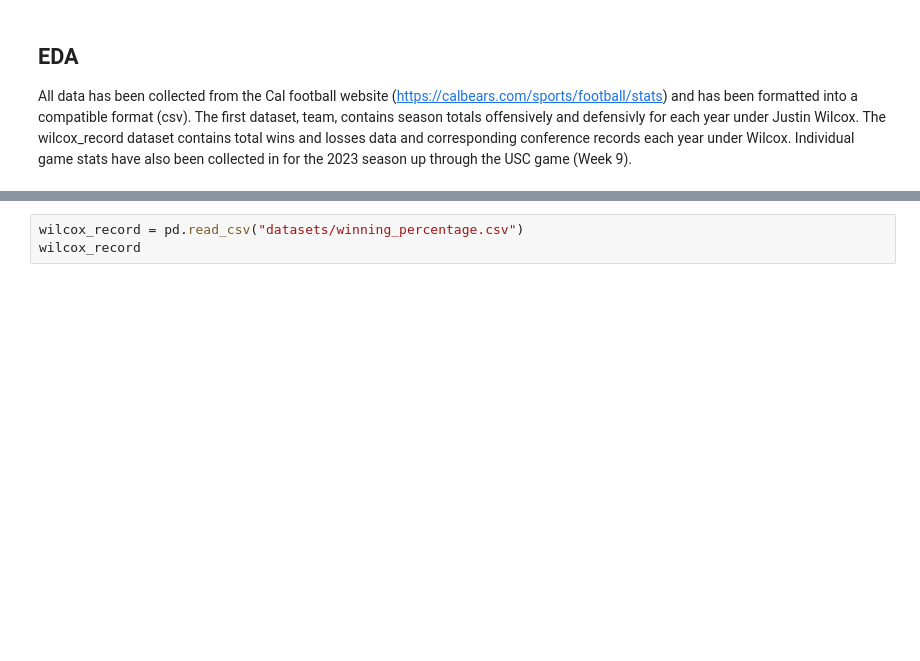
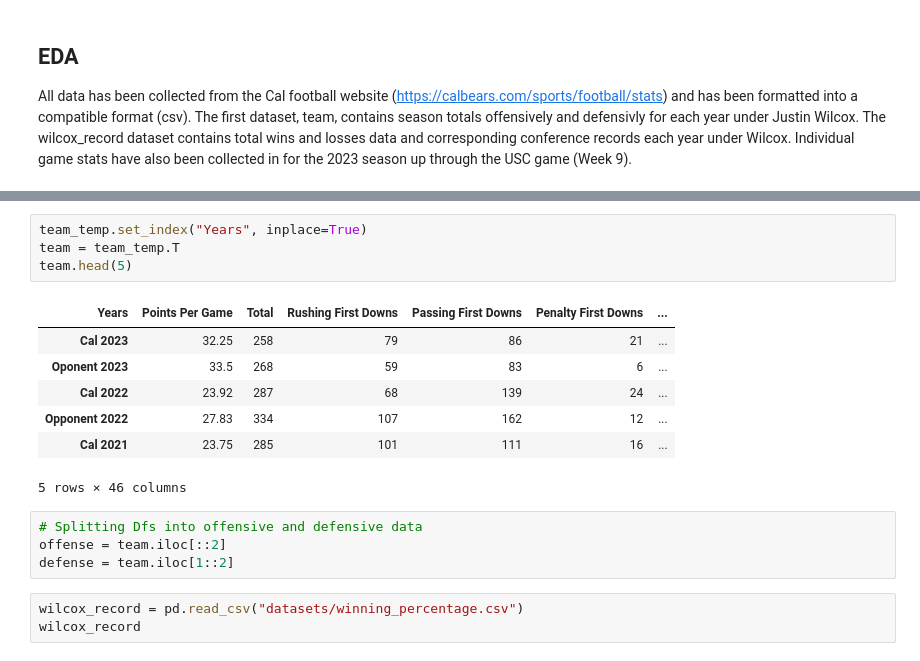
Before and after one commit to alex-d-lee/cal-sports, a Jupyter notebook: cal_sports_project.ipynb, the cells around one changed output, grey strips where cells are left out. Drawn from its saved outputs; the diff is of its cells as text; blank space fills up the shorter version.

Commit message:
Clean data p1

```diff
--- a/cal_sports_project.ipynb
+++ b/cal_sports_project.ipynb
@@ -29,6 +30,22 @@ team.head(10)
 | 7 | Rushing Yards Lost | 171 | 161 | 342 | 210 | 241 | 299 | 122 | ... |
 | 8 | Rushing Attempts | 321 | 286 | 319 | 426 | 402 | 418 | 148 | ... |
 | 9 | Rushing Average Per Attempt | 5 | 4 | 3.6 | 4.2 | 4.9 | 3.9 | 3.4 | ... |
+# %%
+team_temp.set_index("Years", inplace=True)
+team = team_temp.T
+team.head(5)
+# %% [output]
+| Years | Points Per Game | Total | Rushing First Downs | Passing First Downs | Penalty First Downs | ... |
+| Cal 2023 | 32.25 | 258 | 79 | 86 | 21 | ... |
+| Oponent 2023 | 33.5 | 268 | 59 | 83 | 6 | ... |
+| Cal 2022 | 23.92 | 287 | 68 | 139 | 24 | ... |
+| Opponent 2022 | 27.83 | 334 | 107 | 162 | 12 | ... |
+| Cal 2021 | 23.75 | 285 | 101 | 111 | 16 | ... |
+5 rows × 46 columns
+# %%
+# Splitting Dfs into offensive and defensive data
+offense = team.iloc[::2]
+defense = team.iloc[1::2]
 # %%
 wilcox_record = pd.read_csv("datasets/winning_percentage.csv")
 wilcox_record
```
Also changed, not shown: parts of 5 cells of this notebook, 3 other files.
